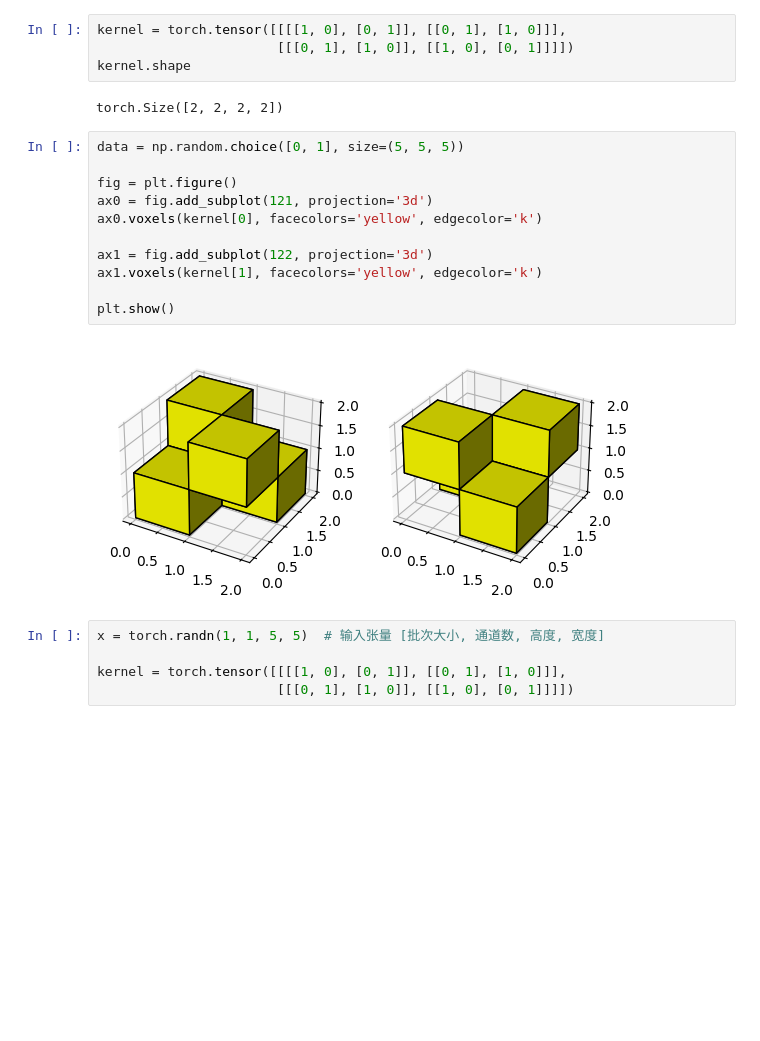
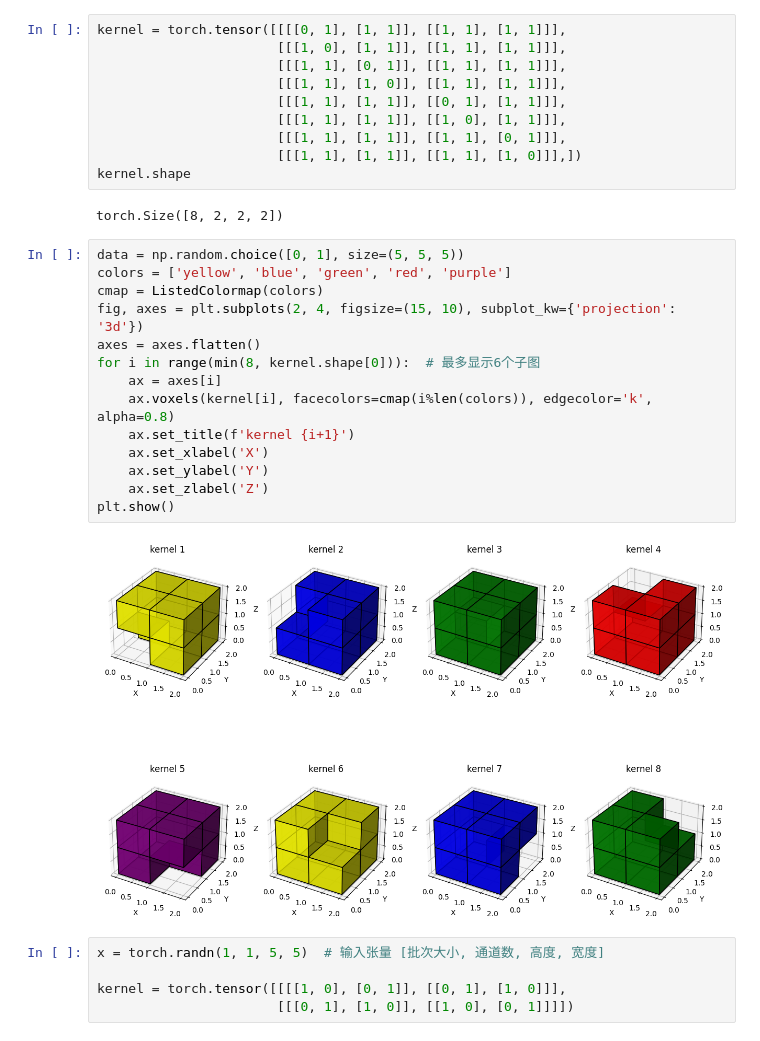
Before and after one commit to Fortuna233/paddle_SN2N, a Jupyter notebook: test.ipynb, the cells around one changed output. Saved outputs shown, nothing was run; the diff lists cells and outputs as text; blank space fills up the shorter version.

```diff
--- a/test.ipynb
+++ b/test.ipynb
@@ -35,22 +35,31 @@ print(len(files))
-# %%
-kernel = torch.tensor([[[[1, 0], [0, 1]], [[0, 1], [1, 0]]],
-                       [[[0, 1], [1, 0]], [[1, 0], [0, 1]]]])
-kernel.shape
-# %% [output]
-torch.Size([2, 2, 2, 2])
-# %%
-data = np.random.choice([0, 1], size=(5, 5, 5))
-
-fig = plt.figure()
-ax0 = fig.add_subplot(121, projection='3d')
-ax0.voxels(kernel[0], facecolors='yellow', edgecolor='k')
-
-ax1 = fig.add_subplot(122, projection='3d')
-ax1.voxels(kernel[1], facecolors='yellow', edgecolor='k')
-
-plt.show()
-# %% [output]
-[figure, removed]
+# %%
+kernel = torch.tensor([[[[0, 1], [1, 1]], [[1, 1], [1, 1]]],
+                       [[[1, 0], [1, 1]], [[1, 1], [1, 1]]],
+                       [[[1, 1], [0, 1]], [[1, 1], [1, 1]]],
+                       [[[1, 1], [1, 0]], [[1, 1], [1, 1]]],
+                       [[[1, 1], [1, 1]], [[0, 1], [1, 1]]],
+                       [[[1, 1], [1, 1]], [[1, 0], [1, 1]]],
+                       [[[1, 1], [1, 1]], [[1, 1], [0, 1]]],
+                       [[[1, 1], [1, 1]], [[1, 1], [1, 0]]],])
+kernel.shape
+# %% [output]
+torch.Size([8, 2, 2, 2])
+# %%
+data = np.random.choice([0, 1], size=(5, 5, 5))
+colors = ['yellow', 'blue', 'green', 'red', 'purple']
+cmap = ListedColormap(colors)
+fig, axes = plt.subplots(2, 4, figsize=(15, 10), subplot_kw={'projection': '3d'})
+axes = axes.flatten()
+for i in range(min(8, kernel.shape[0])):  # 最多显示6个子图
+    ax = axes[i]
+    ax.voxels(kernel[i], facecolors=cmap(i%len(colors)), edgecolor='k', alpha=0.8)
+    ax.set_title(f'kernel {i+1}')
+    ax.set_xlabel('X')
+    ax.set_ylabel('Y')
+    ax.set_zlabel('Z')
+plt.show()
+# %% [output]
+[figure, added]
 # %%
 x = torch.randn(1, 1, 5, 5)  # 输入张量 [批次大小, 通道数, 高度, 宽度]
 
```
Also changed, not shown: parts of 3 cells of this notebook, 1 other file.
